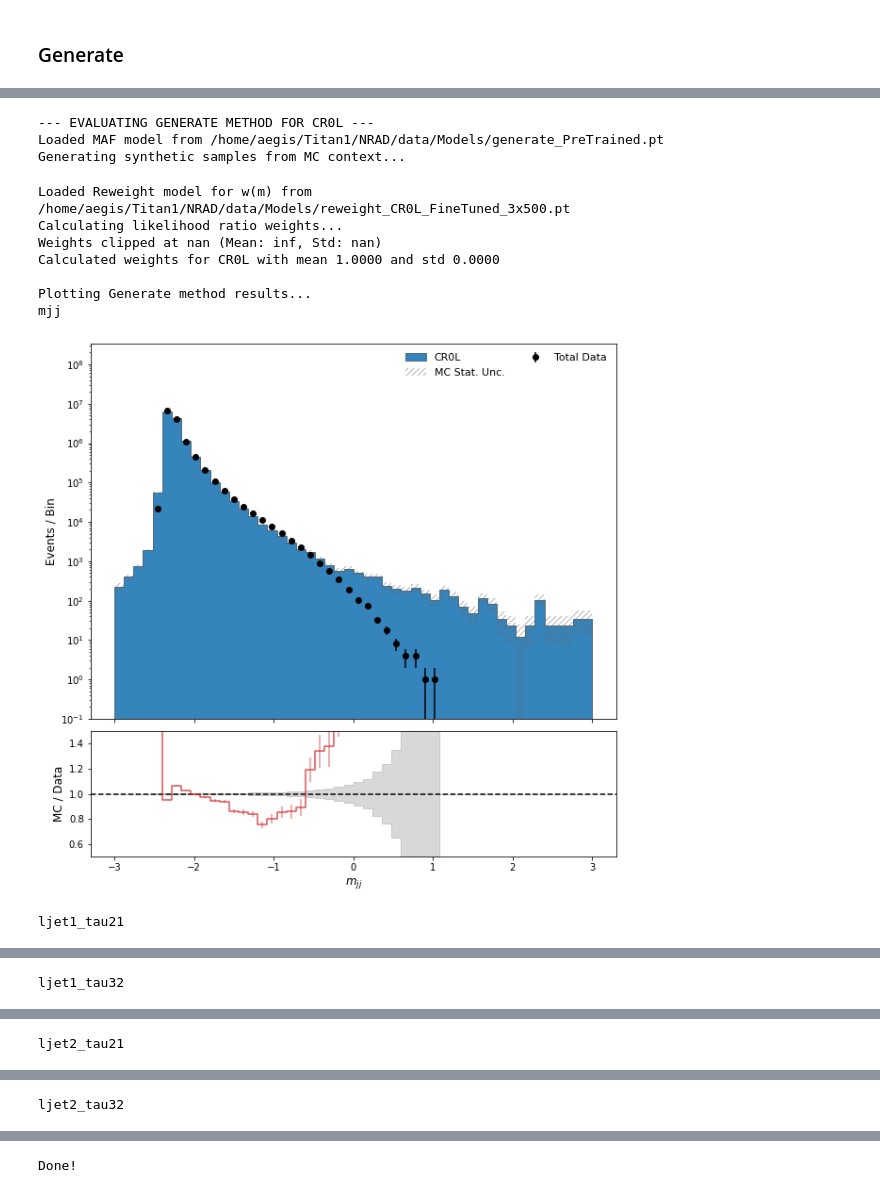
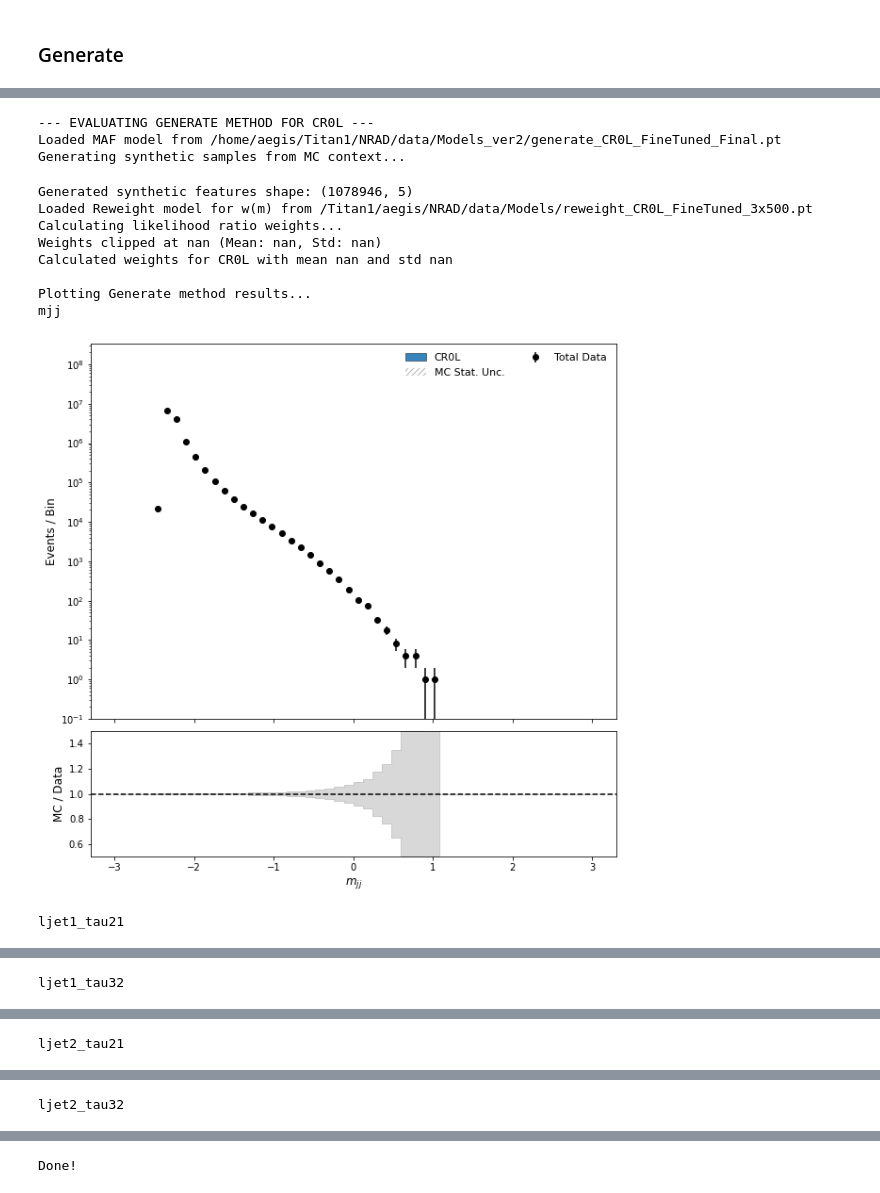
Before and after one commit to sherkaicode/Non-Resonant-AD, a Jupyter notebook: train_CR.ipynb, the cells around one changed output, grey strips where cells are left out. Drawn from its saved outputs; the diff is of its cells as text; code cells hidden in the pictures.

```diff
--- a/train_CR.ipynb
+++ b/train_CR.ipynb
@@ -1400,7 +1405,7 @@ import pandas as pd
 import os
 from tqdm import tqdm
 
-model_path = "/home/aegis/Titan1/NRAD/data/Models"
+model_path = "/home/aegis/Titan1/NRAD/data/Models_ver2"
 region = "CR0L"
 context_var = ['ht', 'met_recalc_pt']
 features = ['mjj', 'ljet1_tau21', 'ljet1_tau32', 'ljet2_tau21', 'ljet2_tau32']
@@ -1412,7 +1417,7 @@ weights_generate = {}
 print(f"--- EVALUATING GENERATE METHOD FOR {region} ---")
 
 # 1. Load the fine-tuned Generative Model (MAF)
-maf_model_path = os.path.join(model_path, "generate_PreTrained.pt")
+maf_model_path = os.path.join(model_path, "generate_CR0L_FineTuned_Final.pt")
 MAF = torch.load(maf_model_path, map_location=device, weights_only=False)
 MAF.flow.eval()
 print(f"Loaded MAF model from {maf_model_path}")
@@ -1435,6 +1440,7 @@ with torch.inference_mode():
 
 synthetic_features = np.concatenate(generated_features_list, axis=0)
 
+print(f"Generated synthetic features shape: {synthetic_features.shape}")
 # Create a temporary dataframe for the synthetic events
 synthetic_df = pd.DataFrame(synthetic_features, columns=features)
 for i, col in enumerate(context_var):
@@ -1444,7 +1450,7 @@ for i, col in enumerate(context_var):
 Synthetic_events_test[region] = synthetic_df
 
 # 4. Load the fine-tuned Reweight model to calculate w(m)
-rw_model_path = os.path.join(model_path, "reweight_CR0L_FineTuned_3x500.pt")
+rw_model_path = os.path.join("/Titan1/aegis/NRAD/data/Models", "reweight_CR0L_FineTuned_3x500.pt")
 NN_reweight = torch.load(rw_model_path, map_location=device, weights_only=False)
 NN_reweight.to(device)
 # If it has a standard PyTorch module stack, ensure eval mode:
@@ -1465,37 +1471,38 @@ std_w = np.std(w_cr)
 cutoff = mean_w + (3 * std_w)
 w_cr_clipped = np.clip(w_cr, a_min=0, a_max=cutoff)
 print(f"Weights clipped at {cutoff:.4f} (Mean: {mean_w:.4f}, Std: {std_w:.4f})")
 
 # Calculate final plotting weights matching your global scale logic
 weights_generate[region] = w_cr_clipped * (len(Data_events_test[region]) / len(MC_events_test[region]))
-weights_generate[region] = np.ones_like(weights_generate[region])  # For testing, use uniform weights to isolate generation effects
+# weights_generate[region] = np.ones_like(weights_generate[region])  # For testing, use uniform weights to isolate generation effects
 print(f"Calculated weights for {region} with mean {weights_generate[region].mean():.4f} and std {weights_generate[region].std():.4f}")
 # 7. Plotting directly
 print("\nPlotting Generate method results...")
 plot_stacked_crs_vs_data(
     mc_events_dict=Synthetic_events_test,  # Notice we pass SYNTHETIC events, not raw MC
     data_events_dict=Data_events_test,
     mc_weights_dict=weights_generate,      # Pass the calculated w(m) weights
     regions=["CR0L"],
     feature_names=features_list,
     log_features=features_to_log,
     save_dir=f"{eval_dir}/publication_plots_stacked_generate", # Save to a separate folder
     bins=50,
     val_range=(-3.0, 3.0),
     ratio_ylim=(0.5, 1.5),
     # normalize_mc_to_data=True
 )
 print("Done!")
 # %% [output]
 --- EVALUATING GENERATE METHOD FOR CR0L ---
-Loaded MAF model from /home/aegis/Titan1/NRAD/data/Models/generate_PreTrained.pt
+Loaded MAF model from /home/aegis/Titan1/NRAD/data/Models_ver2/generate_CR0L_FineTuned_Final.pt
 Generating synthetic samples from MC context...
-Loaded Reweight model for w(m) from /home/aegis/Titan1/NRAD/data/Models/reweight_CR0L_FineTuned_3x500.pt
+Generated synthetic features shape: (1078946, 5)
+Loaded Reweight model for w(m) from /Titan1/aegis/NRAD/data/Models/reweight_CR0L_FineTuned_3x500.pt
 Calculating likelihood ratio weights...
-Weights clipped at nan (Mean: inf, Std: nan)
-Calculated weights for CR0L with mean 1.0000 and std 0.0000
+Weights clipped at nan (Mean: nan, Std: nan)
+Calculated weights for CR0L with mean nan and std nan
 
 Plotting Generate method results...
 mjj
-[figure, old version]
+[figure, new version]
 ljet1_tau21
```
Also changed, not shown: parts of 7 cells of this notebook, 16 other files.
